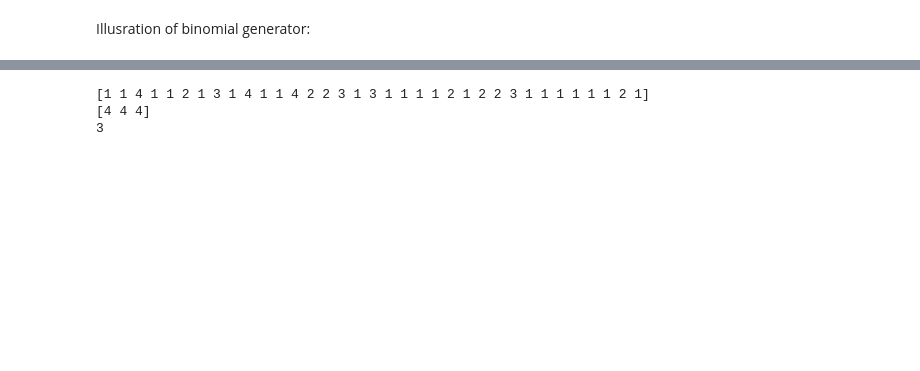
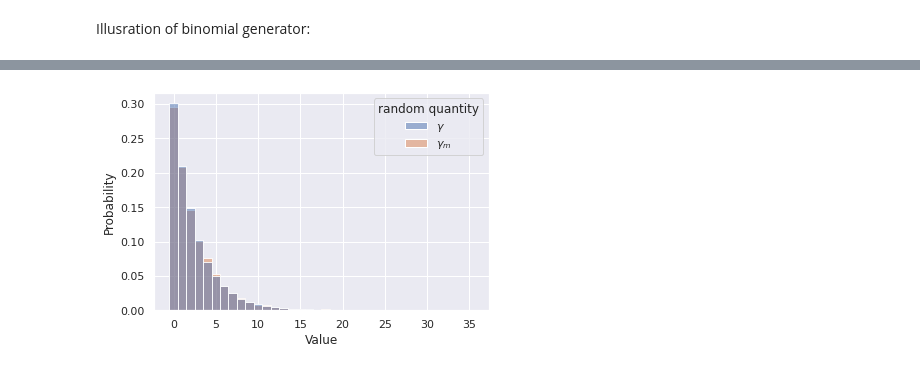
Before and after one commit to Arkadiy-Vladimirov/praktikum_7, a Jupyter notebook: task1.ipynb, the cells around one changed output, grey strips where cells are left out. Cells and saved outputs as stored; diff of their text form; code cells hidden in the pictures; blank space fills up the shorter version.

```diff
--- a/task1.ipynb
+++ b/task1.ipynb
@@ -85,10 +100,13 @@ That means $\frac{\mathbb{P}(\gamma > m + n)}{\mathbb{P}(\gamma \geqslant m)} =
-# %%
-gen_geom = gen_geometrical(0.5,35)
-a = np.array(list(gen_geom))
-print(a)
-print(a[a>3])
-print(np.size(a[a-(m+n) > 0]))
-# %% [output]
-[1 1 4 1 1 2 1 3 1 4 1 1 4 2 2 3 1 3 1 1 1 1 2 1 2 2 3 1 1 1 1 1 1 2 1]
-[4 4 4]
-3
+# %%
+p, N = 0.3, 100000
+m = 5;
+
+smp_gamma   = list(gen_geometrical(p,N))
+smp_gamma_m = [(val - m) for val in smp_gamma if val >= m]
+df = pd.concat([pd.DataFrame({"Value": smp_gamma,   "random quantity": r'$\gamma$'  }),
+                pd.DataFrame({"Value": smp_gamma_m, "random quantity": r'$\gamma_m$'})],
+                                                              ignore_index=True)
+sns.histplot(data = df, x = "Value", hue = "random quantity", discrete = True, stat = 'probability', common_norm=False)
+del p,N,m,smp_gamma,smp_gamma_m,df
+# %% [output]
+[figure, added]
```
Also changed, not shown: parts of 9 cells of this notebook, 9 other files.
